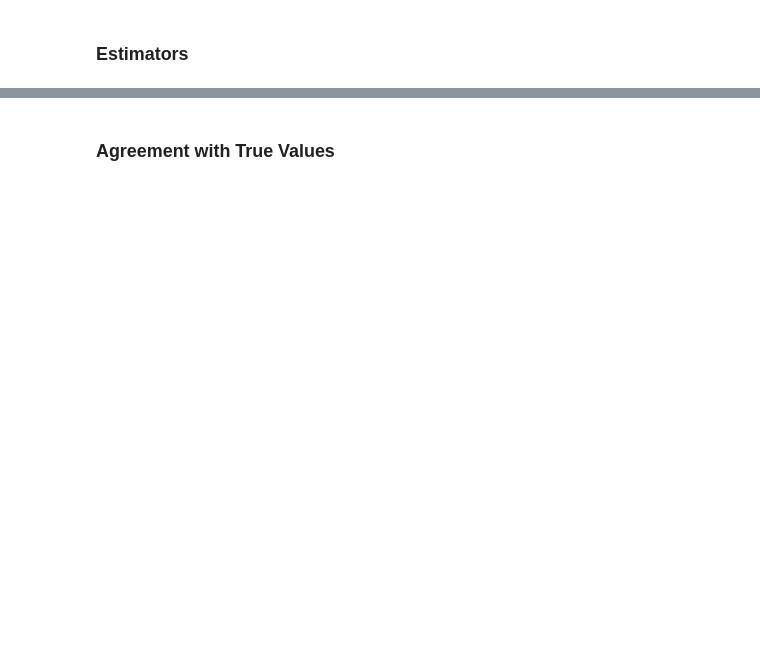
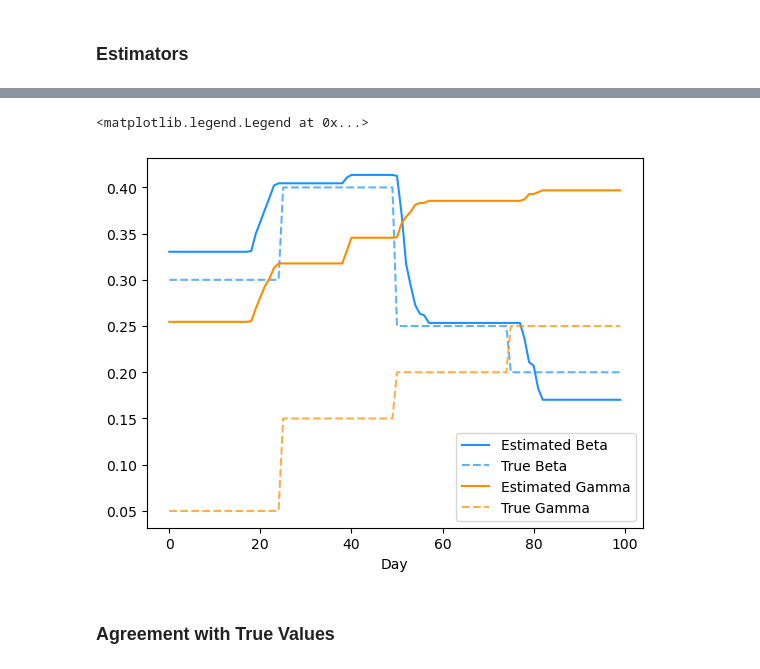
Before and after one commit to enlupi/SIR-Model-Change-Points, a Jupyter notebook: SIR.ipynb, the cells around one changed output, grey strips where cells are left out. Drawn from its saved outputs; the diff is of its cells as text; code cells hidden in the pictures; blank space fills up the shorter version.

```diff
--- a/SIR.ipynb
+++ b/SIR.ipynb
@@ -381,5 +508,5 @@ def gibbs_sampling(data, samples=10000, T_max=100, burnin=1000, thinning=10):
 
     return MCMC_chain
 # %%
-MCMC_chain=gibbs_sampling(data, samples=200, burnin=0, thinning=1)
+MCMC_chain = gibbs_sampling(data, samples=1000, burnin=100, thinning=1, sample_type=2)
 # %% [output]
@@ -433,16 +521,14 @@ def compute_loss(delta, Q_tt):
 
 def get_estimators(chain, T_max=100, samples=1000):
 
-    ##### delta
+    ##### Delta
 
-    delta = np.array(MCMC_chain["Delta"])
     stage = np.array(MCMC_chain["Stage"])
     masks = (stage[:, :, np.newaxis] == stage[:, np.newaxis, :])
     Q_ttprime = np.sum(masks, axis=0)/samples
 
     Delta_final = np.zeros(shape=T_max, dtype=int)
     Delta_final[0] = 1
-    Stage_final = np.cumsum(Delta_final, dtype=int)-1
     current_loss = compute_loss(Delta_final, Q_ttprime)
 
     check_add_drop = True
@@ -513,15 +602,18 @@ print(f"Predicted change points={np.where(delta_est==1)[0]}")
 # %%
 n_sc=3
-true_beta  = np.array([[scenarios[i,(chg_pt <= t+1).sum(),0] for t in range(T)] for i in range(n_sc)])
-true_gamma = np.array([[scenarios[i,(chg_pt <= t+1).sum(),1] for t in range(T)] for i in range(n_sc)])
+true_beta  = np.array([[scenarios[i,(chg_pt <= t+1).sum(),0] for t in range(T_max)] for i in range(n_sc)])
+true_gamma = np.array([[scenarios[i,(chg_pt <= t+1).sum(),1] for t in range(T_max)] for i in range(n_sc)])
 
 fig, ax = plt.subplots()
 plt.plot(beta_est, label="Estimated Beta", color='dodgerblue')
 plt.plot(true_beta[0], label="True Beta", color='dodgerblue', linestyle='dashed', alpha=0.7)
 plt.plot(gamma_est, label="Estimated Gamma", color='darkorange')
 plt.plot(true_gamma[0], label="True Gamma", color='darkorange', linestyle='dashed', alpha=0.7)
 ax.set_xlabel("Day")
 plt.legend(loc="best")
+# %% [output]
+<matplotlib.legend.Legend at 0x...>
+[figure, added]
 # %% [markdown]
 ### Agreement with True Values
 # %%
```
Also changed, not shown: parts of 13 cells of this notebook.
